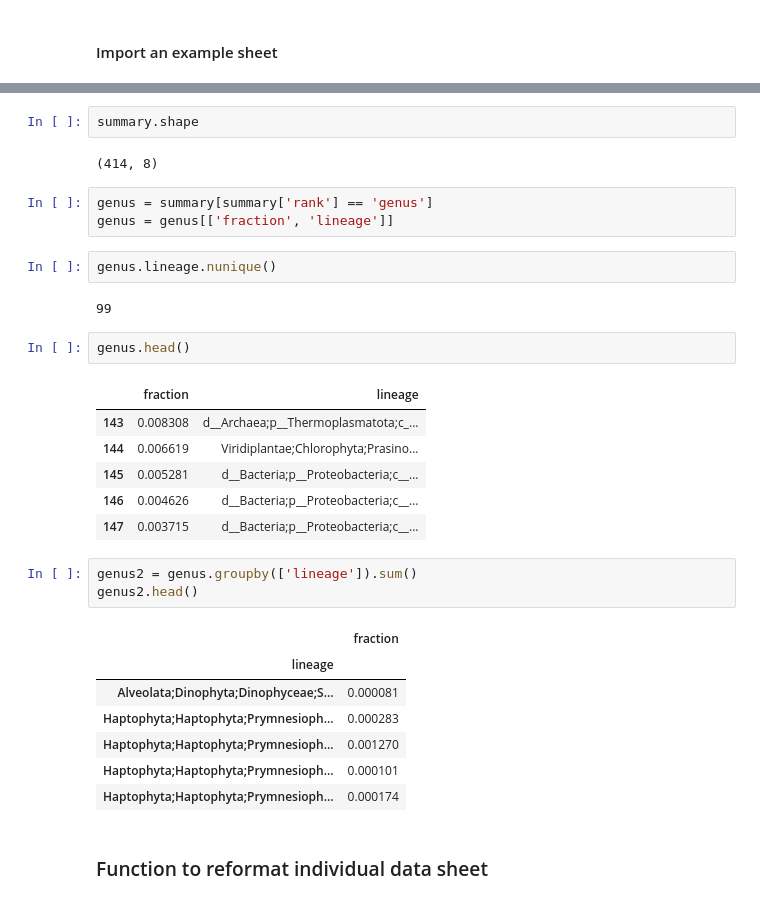
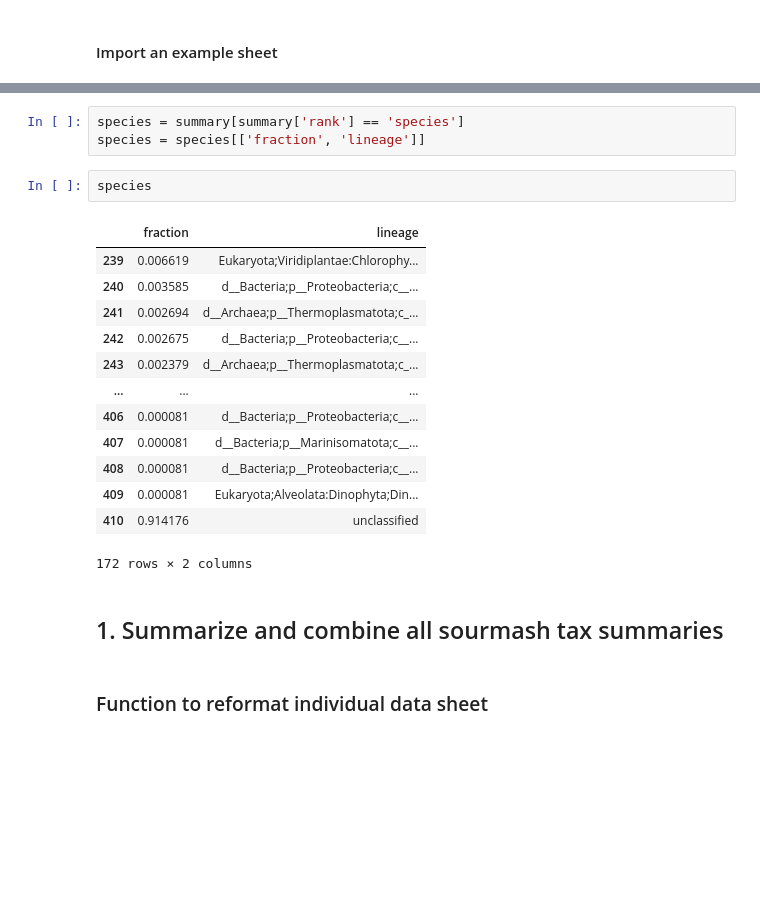
Before and after one commit to nvpatin/PacBio-Marine-Metagenomes, a Jupyter notebook: merge_sourmash_results.ipynb, the cells around one changed output, grey strips where cells are left out. Drawn from its saved outputs; the diff is of its cells as text; blank space fills up the shorter version.

```diff
--- a/merge_sourmash_results.ipynb
+++ b/merge_sourmash_results.ipynb
@@ -26,34 +26,24 @@ summary.head()
-# %%
-summary.shape
-# %% [output]
-(414, 8)
 # %%
-genus = summary[summary['rank'] == 'genus']
-genus = genus[['fraction', 'lineage']]
+species = summary[summary['rank'] == 'species']
+species = species[['fraction', 'lineage']]
-# %%
-genus.lineage.nunique()
-# %% [output]
-99
-# %%
-genus.head()
-# %% [output]
-|  | fraction | lineage |
-| 143 | 0.008308 | d__Archaea;p__Thermoplasmatota;c_... |
-| 144 | 0.006619 | Viridiplantae;Chlorophyta;Prasino... |
-| 145 | 0.005281 | d__Bacteria;p__Proteobacteria;c__... |
-| 146 | 0.004626 | d__Bacteria;p__Proteobacteria;c__... |
-| 147 | 0.003715 | d__Bacteria;p__Proteobacteria;c__... |
-# %%
-genus2 = genus.groupby(['lineage']).sum()
-genus2.head()
-# %% [output]
-|  | fraction |
-| lineage |  |
-| Alveolata;Dinophyta;Dinophyceae;S... | 0.000081 |
-| Haptophyta;Haptophyta;Prymnesioph... | 0.000283 |
-| Haptophyta;Haptophyta;Prymnesioph... | 0.001270 |
-| Haptophyta;Haptophyta;Prymnesioph... | 0.000101 |
-| Haptophyta;Haptophyta;Prymnesioph... | 0.000174 |
+# %%
+species
+# %% [output]
+|  | fraction | lineage |
+| 239 | 0.006619 | Eukaryota;Viridiplantae:Chlorophy... |
+| 240 | 0.003585 | d__Bacteria;p__Proteobacteria;c__... |
+| 241 | 0.002694 | d__Archaea;p__Thermoplasmatota;c_... |
+| 242 | 0.002675 | d__Bacteria;p__Proteobacteria;c__... |
+| 243 | 0.002379 | d__Archaea;p__Thermoplasmatota;c_... |
+| ... | ... | ... |
+| 406 | 0.000081 | d__Bacteria;p__Proteobacteria;c__... |
+| 407 | 0.000081 | d__Bacteria;p__Marinisomatota;c__... |
+| 408 | 0.000081 | d__Bacteria;p__Proteobacteria;c__... |
+| 409 | 0.000081 | Eukaryota;Alveolata:Dinophyta;Din... |
+| 410 | 0.914176 | unclassified |
+172 rows × 2 columns
+# %% [markdown]
+## 1. Summarize and combine all sourmash tax summaries
 # %% [markdown]
 ### Function to reformat individual data sheet
 # %%
```
Also changed, not shown: parts of 18 cells of this notebook, 1 other file.
